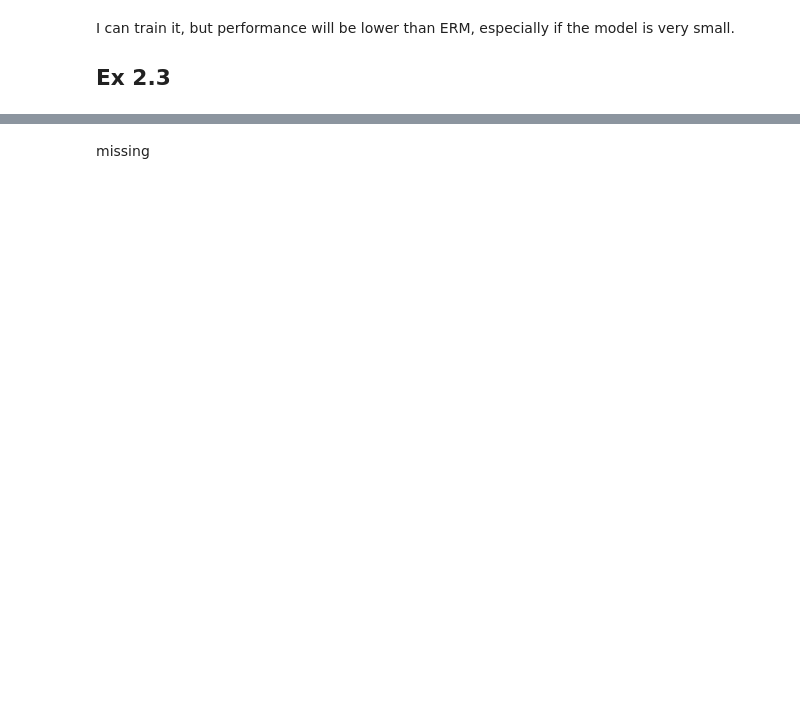
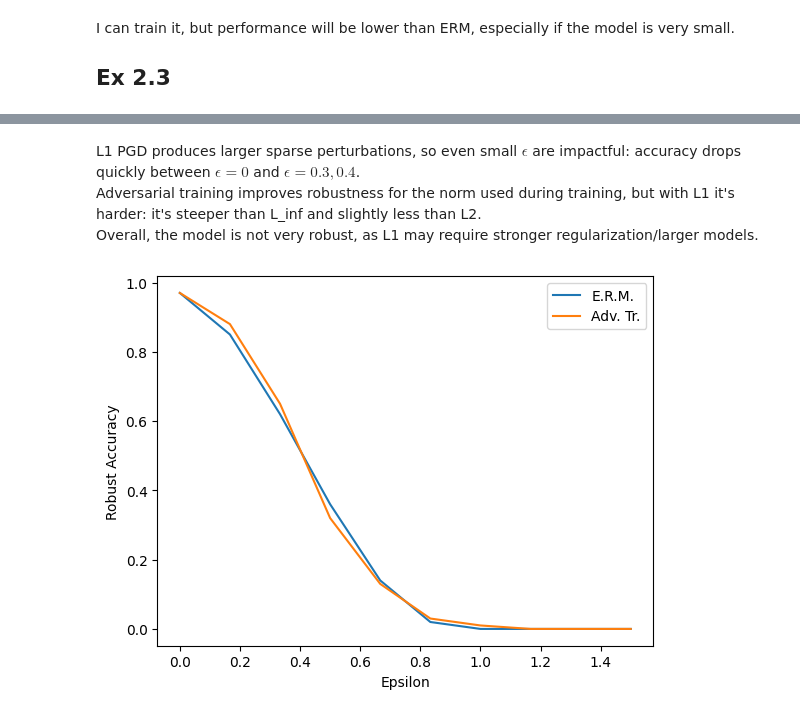
Before and after one commit to girofex/Trustworthy-AI-laboratories, a Jupyter notebook: Lab 05 - Defending against Adversarial Examples.ipynb, the cells around one changed output, grey strips where cells are left out. Cells and saved outputs as stored; diff of their text form; code cells hidden in the pictures; blank space fills up the shorter version.

```diff
--- a/Lab 05 - Defending against Adversarial Examples.ipynb
+++ b/Lab 05 - Defending against Adversarial Examples.ipynb
@@ -392,29 +396,37 @@ KeyboardInterrupt:
 # %% [markdown]
-missing
+L1 PGD produces larger sparse perturbations, so even small $\epsilon$ are impactful: accuracy drops quickly between $\epsilon=0$ and $\epsilon=0.3,0.4$.<br>
+Adversarial training improves robustness for the norm used during training, but with L1 it's harder: it's steeper than L_inf and slightly less than L2.<br>
+Overall, the model is not very robust, as L1 may require stronger regularization/larger models.
 # %%
 def security_evaluation_pgd_l2(model, testloader, epsilons, iterations=100, stepsize=0.01):
     sec_eval_data = []
+
     for e in epsilons:
         attack = PGD(
             perturbation_model=LpPerturbationModels.L2,
             num_steps=iterations,
             step_size=stepsize,
             y_target=None,
             epsilon=e,
             lb=-2,ub=2,
             backend = Backends.NATIVE)
         adv_dataloader = attack(model, testloader)
         robust_accuracy = Accuracy()(model, adv_dataloader)
         sec_eval_data.append(robust_accuracy)
+
     return sec_eval_data
 
 epsilons = torch.linspace(0, 1.5, steps=10)
 iterations = 500
 security_eval_no_at = security_evaluation_pgd_l2(secmlt_model, ts_dataloader, epsilons=epsilons,iterations=iterations, stepsize=0.1)
 security_eval_at = security_evaluation_pgd_l2(at_model, ts_dataloader, epsilons=epsilons,iterations=iterations, stepsize=0.1)
 
 plt.plot(epsilons.numpy(), security_eval_no_at, label='E.R.M.')
 plt.plot(epsilons.numpy(), security_eval_at, label='Adv. Tr.')
+plt.xlabel('Epsilon')
+plt.ylabel('Robust Accuracy')
 plt.legend()
 plt.show()
+# %% [output]
+[figure, added]
 # %% [markdown]
```
Also changed, not shown: parts of 4 cells of this notebook.
